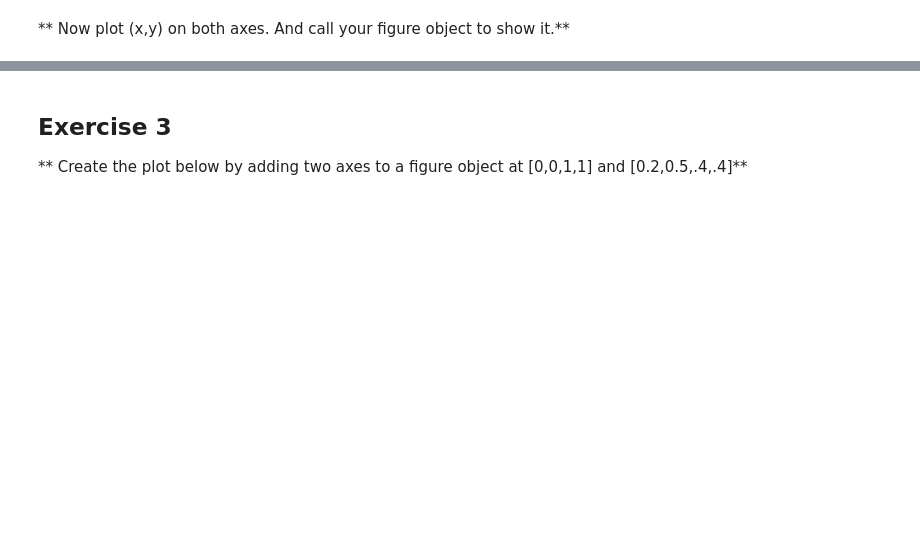
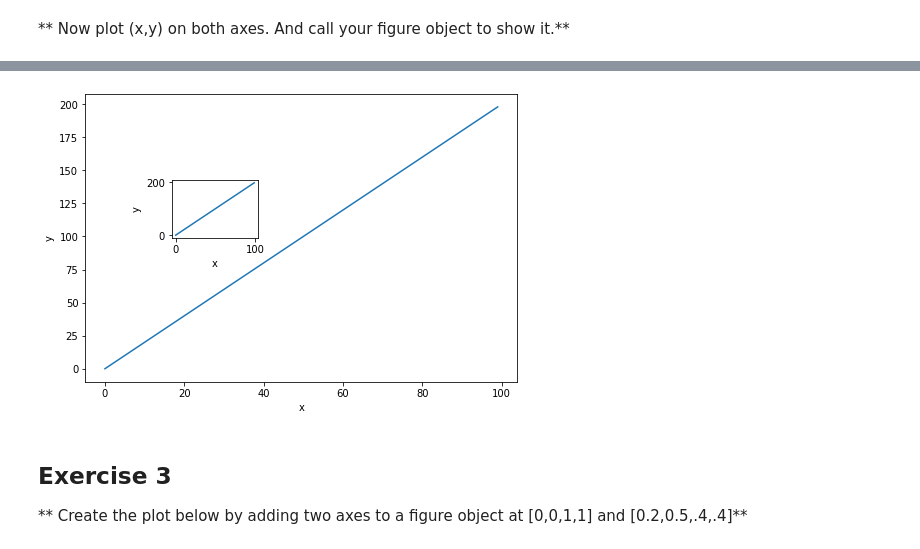
Before and after one commit to shortstring/Practice-Programing, a Jupyter notebook: Udemy/02-Matplotlib Exercises.ipynb, the cells around one changed output, grey strips where cells are left out. Saved outputs shown, nothing was run; the diff lists cells and outputs as text; code cells hidden in the pictures; blank space fills up the shorter version.

```diff
--- a/Udemy/02-Matplotlib Exercises.ipynb
+++ b/Udemy/02-Matplotlib Exercises.ipynb
@@ -60,3 +56,14 @@ ax2 = fig.add_axes([0.2,0.5,.2,.2])
+# %%
+ax1.plot(x,y)
+ax1.set_xlabel('x')
+ax1.set_ylabel('y')
+
+ax2.plot(x,y)
+ax2.set_xlabel('x')
+ax2.set_ylabel('y')
+fig
+# %% [output]
+[figure, added]
 # %% [markdown]
 ## Exercise 3
 
```
Also changed, not shown: parts of 10 cells of this notebook, 1 other file.
